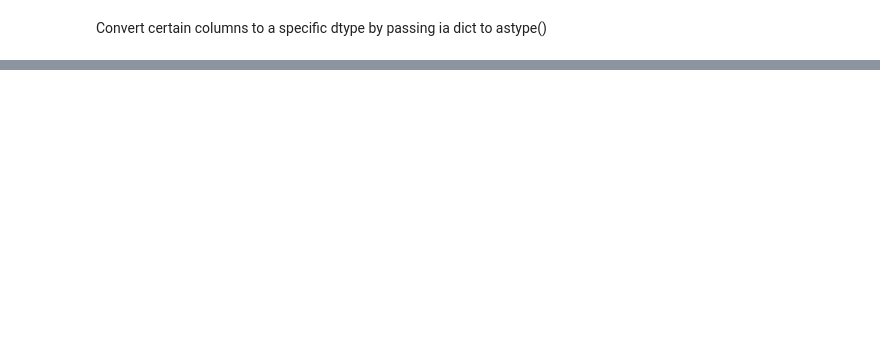
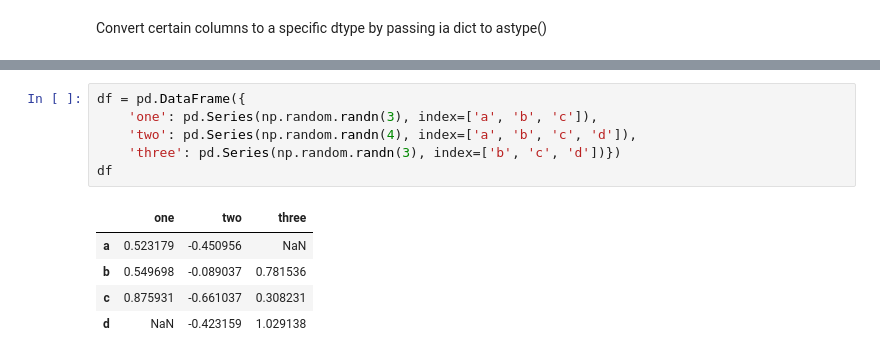
Before and after one commit to KyleKulas/lighthouse_data_notes, a Jupyter notebook: Week_1/WE/pandas.ipynb, the cells around one changed output, grey strips where cells are left out. Cells and saved outputs as stored; diff of their text form; blank space fills up the shorter version.

```diff
--- a/Week_1/WE/pandas.ipynb
+++ b/Week_1/WE/pandas.ipynb
@@ -287,0 +333,12 @@ dtype: object
+# %%
+df = pd.DataFrame({
+    'one': pd.Series(np.random.randn(3), index=['a', 'b', 'c']),
+    'two': pd.Series(np.random.randn(4), index=['a', 'b', 'c', 'd']),
+    'three': pd.Series(np.random.randn(3), index=['b', 'c', 'd'])})
+df
+# %% [output]
+|  | one | two | three |
+| a | 0.523179 | -0.450956 | NaN |
+| b | 0.549698 | -0.089037 | 0.781536 |
+| c | 0.875931 | -0.661037 | 0.308231 |
+| d | NaN | -0.423159 | 1.029138 |
```
Also changed, not shown: parts of 72 cells of this notebook.
